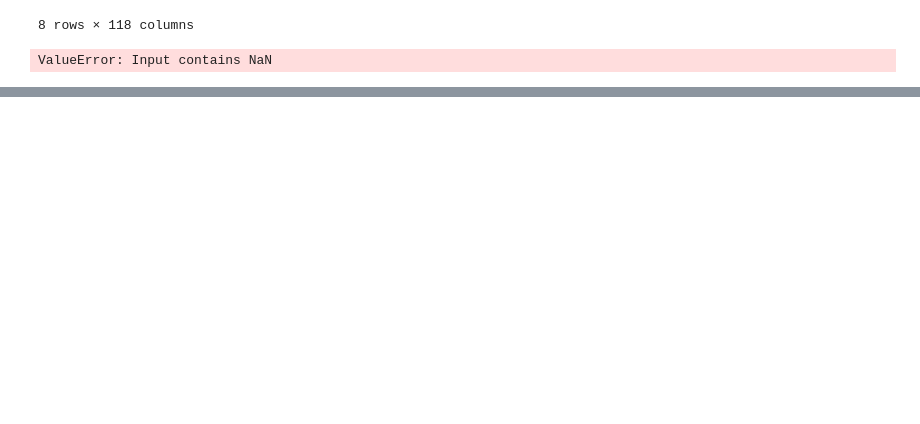
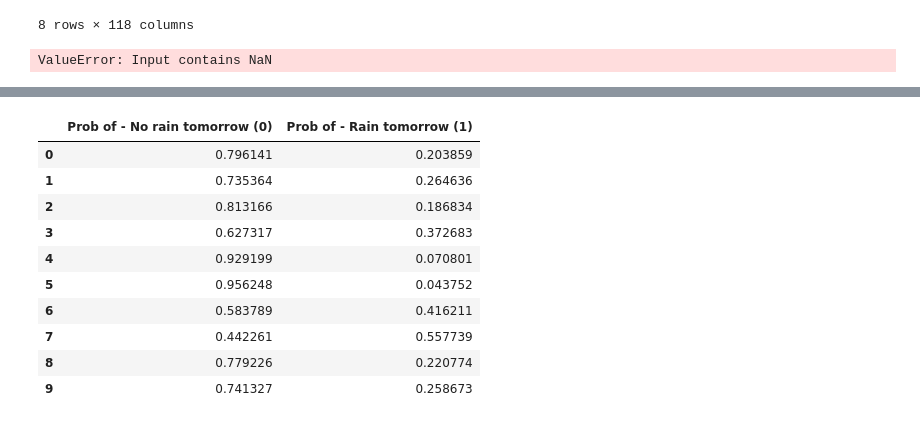
Before and after one commit to McLight-Note/Machine_Learning_Programming, a Jupyter notebook: 6-Lesson/Assignment.ipynb, the cells around one changed output, grey strips where cells are left out. Saved outputs shown, nothing was run; the diff lists cells and outputs as text; code cells hidden in the pictures; blank space fills up the shorter version.

```diff
--- a/6-Lesson/Assignment.ipynb
+++ b/6-Lesson/Assignment.ipynb
@@ -1248,0 +1572,5 @@ ValueError: Input contains NaN
+# %%
+# print the first 10 predicted probabilities of two classes- 0 and 1
+
+y_pred_prob = logreg.predict_proba(X_test)[0:10]
+y_pred_prob
@@ -1248,0 +1588,16 @@ ValueError: Input contains NaN
+# %%
+# store the probabilities in dataframe
+y_pred_prob_df = pd.DataFrame(data=y_pred_prob, columns=['Prob of - No rain tomorrow (0)', 'Prob of - Rain tomorrow (1)'])
+y_pred_prob_df
+# %% [output]
+|  | Prob of - No rain tomorrow (0) | Prob of - Rain tomorrow (1) |
+| 0 | 0.796141 | 0.203859 |
+| 1 | 0.735364 | 0.264636 |
+| 2 | 0.813166 | 0.186834 |
+| 3 | 0.627317 | 0.372683 |
+| 4 | 0.929199 | 0.070801 |
+| 5 | 0.956248 | 0.043752 |
+| 6 | 0.583789 | 0.416211 |
+| 7 | 0.442261 | 0.557739 |
+| 8 | 0.779226 | 0.220774 |
+| 9 | 0.741327 | 0.258673 |
```
Also changed, not shown: parts of 45 cells of this notebook, 1 other file.
